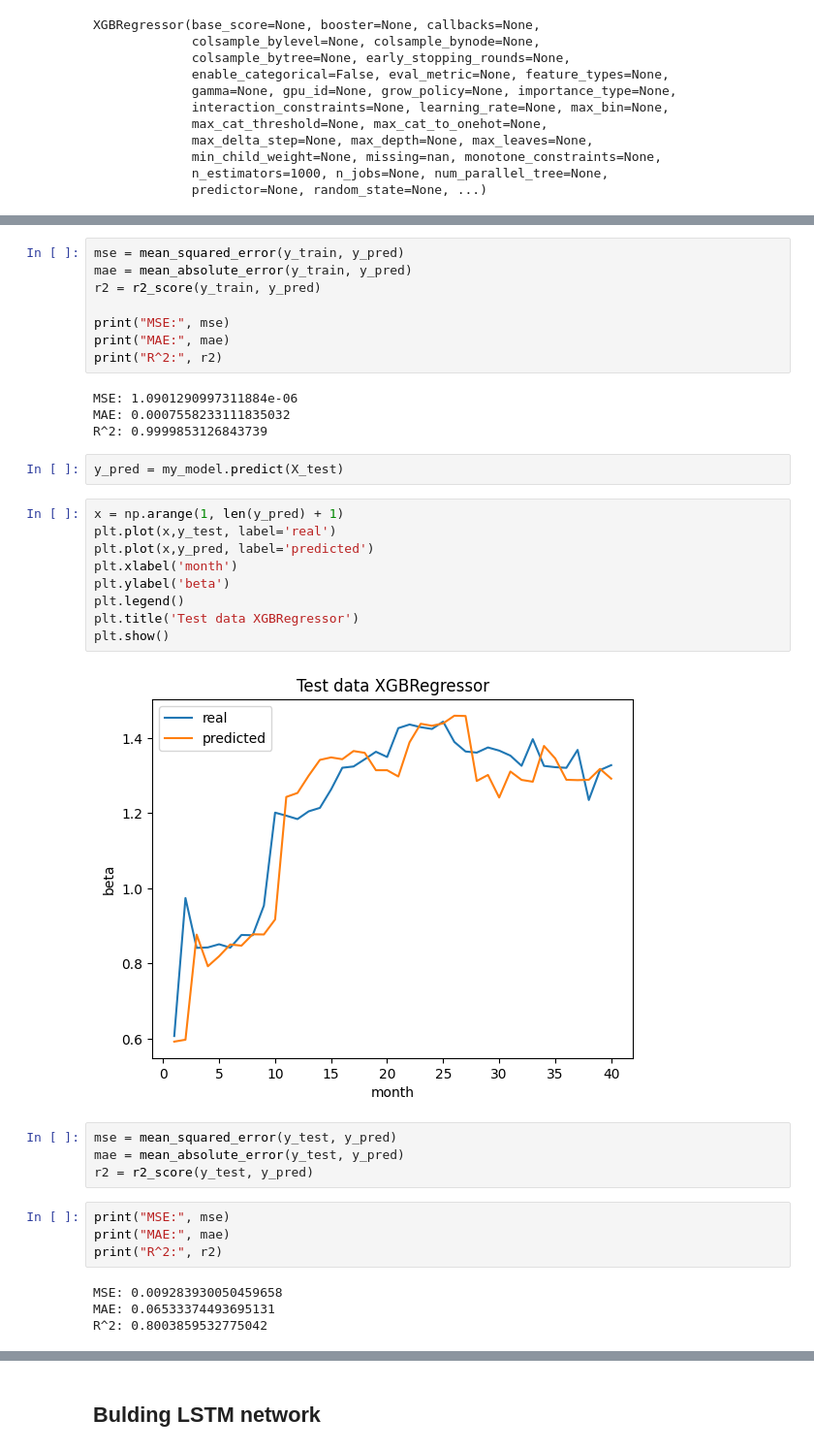
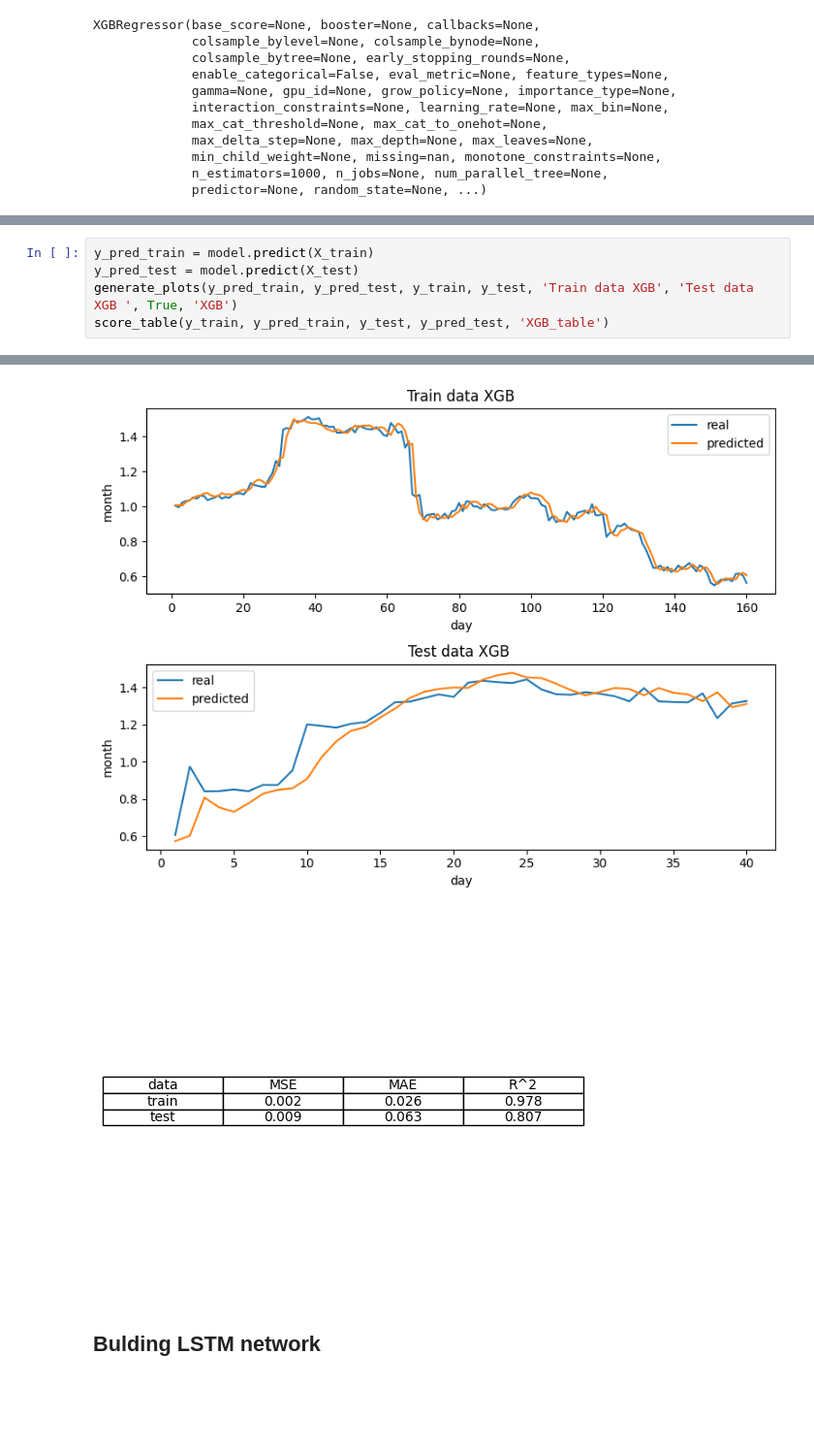
Before and after one commit to lion158/BetaPrediction, a Jupyter notebook: prediction.ipynb, the cells around one changed output, grey strips where cells are left out. Shown at 97% size. Cells and saved outputs as stored; diff of their text form; blank space fills up the shorter version.

```diff
--- a/prediction.ipynb
+++ b/prediction.ipynb
@@ -327,37 +281,6 @@ plt.show()
-# %%
-mse = mean_squared_error(y_train, y_pred)
-mae = mean_absolute_error(y_train, y_pred)
-r2 = r2_score(y_train, y_pred)
-
-print("MSE:", mse)
-print("MAE:", mae)
-print("R^2:", r2)
-# %% [output]
-MSE: 1.0901290997311884e-06
-MAE: 0.0007558233111835032
-R^2: 0.9999853126843739
-# %%
-y_pred = my_model.predict(X_test)
-# %%
-x = np.arange(1, len(y_pred) + 1)
-plt.plot(x,y_test, label='real')
-plt.plot(x,y_pred, label='predicted')
-plt.xlabel('month')
-plt.ylabel('beta')
-plt.legend()
-plt.title('Test data XGBRegressor')
-plt.show()
-# %% [output]
-[figure, removed]
-# %%
-mse = mean_squared_error(y_test, y_pred)
-mae = mean_absolute_error(y_test, y_pred)
-r2 = r2_score(y_test, y_pred)
-# %%
-print("MSE:", mse)
-print("MAE:", mae)
-print("R^2:", r2)
-# %% [output]
-MSE: 0.009283930050459658
-MAE: 0.06533374493695131
-R^2: 0.8003859532775042
+# %%
+y_pred_train = model.predict(X_train)
+y_pred_test = model.predict(X_test)
+generate_plots(y_pred_train, y_pred_test, y_train, y_test, 'Train data XGB', 'Test data XGB ', True, 'XGB')
+score_table(y_train, y_pred_train, y_test, y_pred_test, 'XGB_table')
+# %% [output]
@@ -364,3 +289,5 @@ R^2: 0.8003859532775042
+[figure, added]
+[figure, added]
 # %% [markdown]
 ## Bulding LSTM network
 # %%
```
Also changed, not shown: parts of 33 cells of this notebook, 23 other files.
